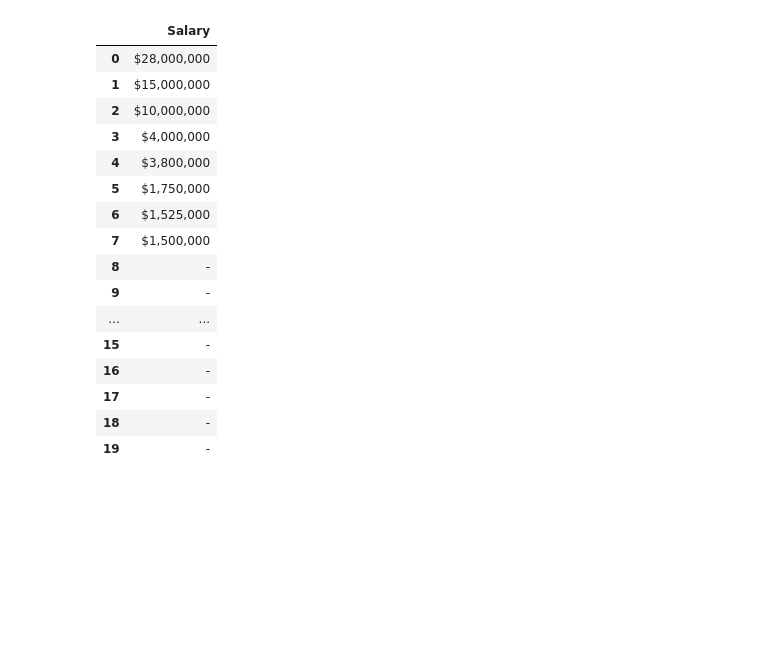
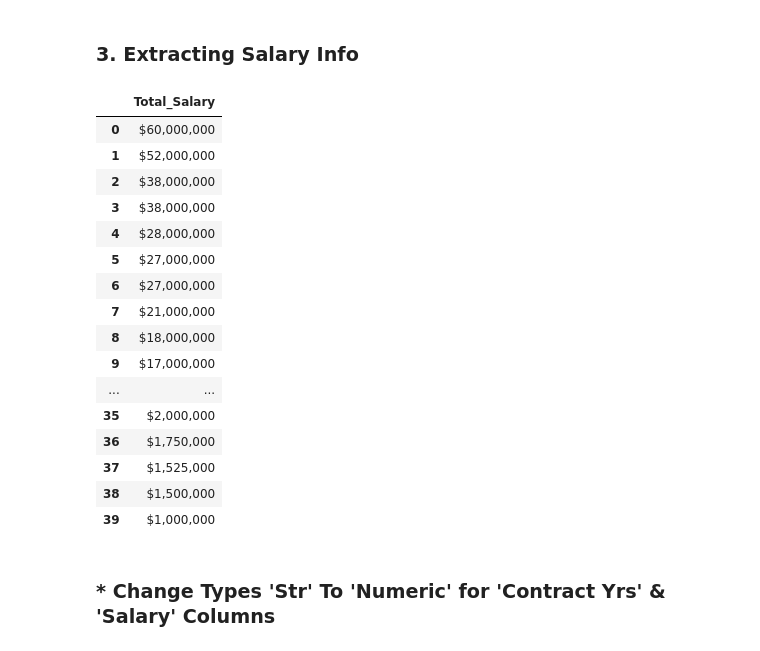
Before and after one commit to nano199019/Personal_Project, a Jupyter notebook: Crawling_Data_List/Crawling_2018_FA_List.ipynb, the cells around one changed output. Drawn from its saved outputs; the diff is of its cells as text; code cells hidden in the pictures; blank space fills up the shorter version.

Commit message:
crawling data

```diff
--- a/Crawling_Data_List/Crawling_2018_FA_List.ipynb
+++ b/Crawling_Data_List/Crawling_2018_FA_List.ipynb
@@ -39,26 +70,30 @@ Names
+# %% [markdown]
+### 3. Extracting Salary Info
 # %%
 Salary_contents = driver.find_elements_by_css_selector('#main > div.teams > table > tbody > tr > td:nth-child(7)')
 
 Salary_list = [i.text for i in Salary_contents]
-Salary_data = pd.DataFrame({'Salary' : Salary_list})
+Salary_data = pd.DataFrame({'Total_Salary' : Salary_list})
 
-Salary = Salary_data
+Salary = Salary_data[:40]
 Salary
 # %% [output]
-|  | Salary |
-| 0 | $28,000,000 |
-| 1 | $15,000,000 |
-| 2 | $10,000,000 |
-| 3 | $4,000,000 |
-| 4 | $3,800,000 |
-| 5 | $1,750,000 |
-| 6 | $1,525,000 |
-| 7 | $1,500,000 |
-| 8 | - |
-| 9 | - |
+|  | Total_Salary |
+| 0 | $60,000,000 |
+| 1 | $52,000,000 |
+| 2 | $38,000,000 |
+| 3 | $38,000,000 |
+| 4 | $28,000,000 |
+| 5 | $27,000,000 |
+| 6 | $27,000,000 |
+| 7 | $21,000,000 |
+| 8 | $18,000,000 |
+| 9 | $17,000,000 |
 | ... | ... |
-| 15 | - |
-| 16 | - |
-| 17 | - |
-| 18 | - |
-| 19 | - |
+| 35 | $2,000,000 |
+| 36 | $1,750,000 |
+| 37 | $1,525,000 |
+| 38 | $1,500,000 |
+| 39 | $1,000,000 |
+# %% [markdown]
+### * Change Types 'Str' To 'Numeric' for 'Contract Yrs' & 'Salary' Columns
```
Also changed, not shown: parts of 14 cells of this notebook.
